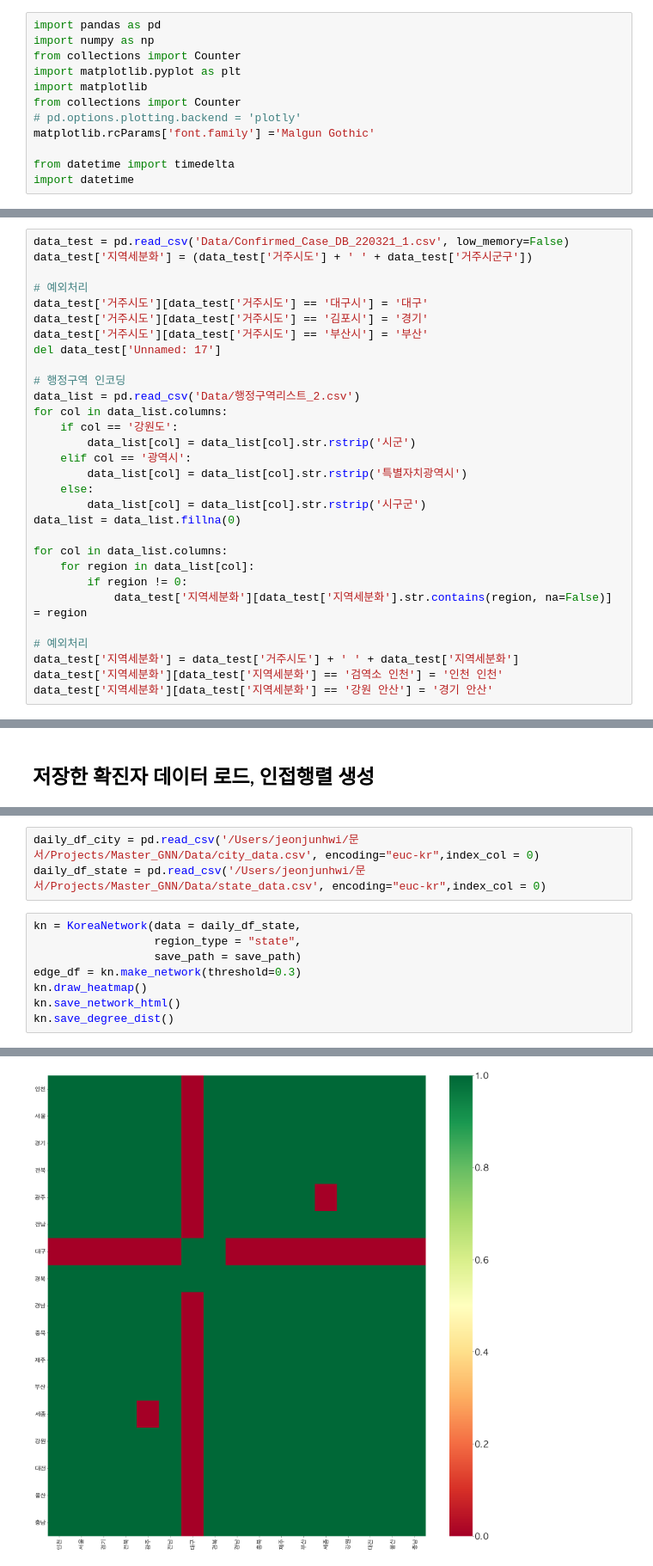
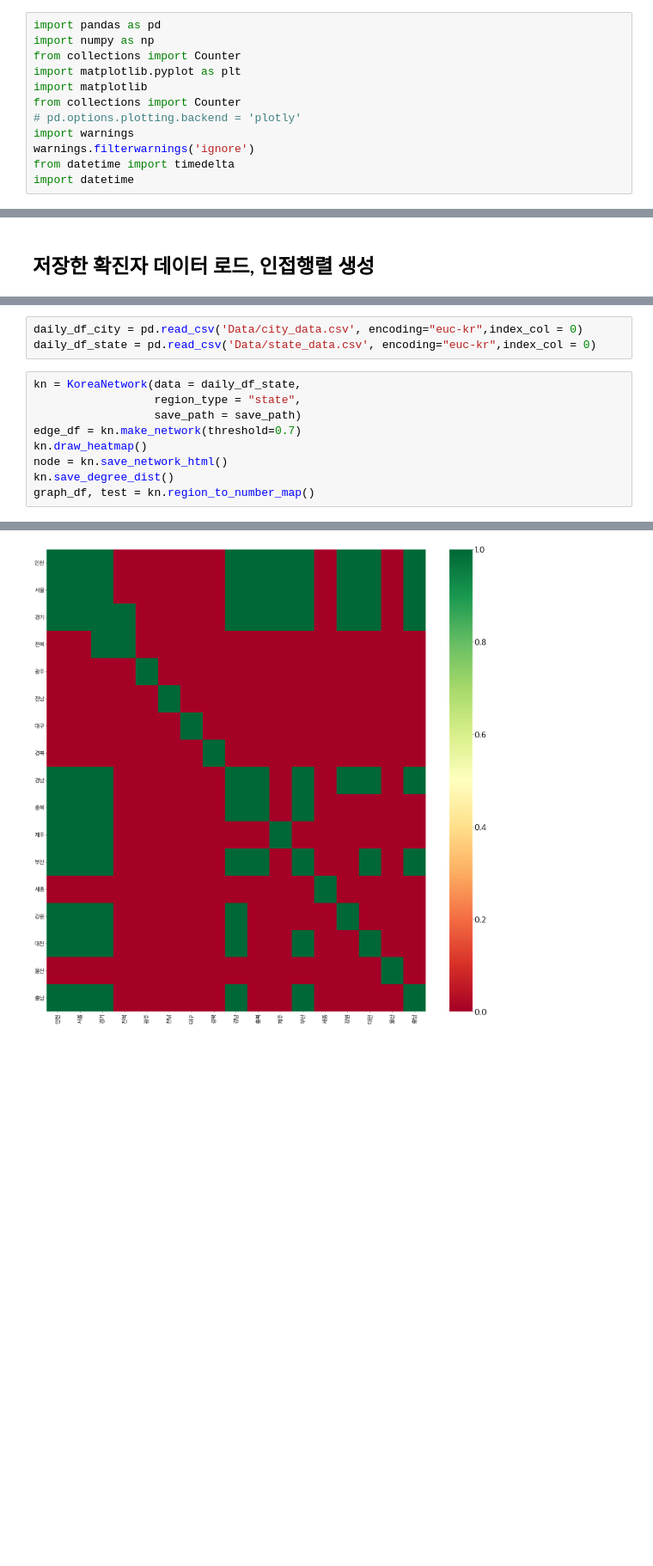
Before and after one commit to Plusholic/GNN_Covid, a Jupyter notebook: maste_GNN.ipynb, the cells around one changed output, grey strips where cells are left out. Shown at 86% size. Cells and saved outputs as stored; diff of their text form; blank space fills up the shorter version.

```diff
--- a/maste_GNN.ipynb
+++ b/maste_GNN.ipynb
@@ -6,7 +6,7 @@ import matplotlib.pyplot as plt
 import matplotlib
 from collections import Counter
 # pd.options.plotting.backend = 'plotly'
-matplotlib.rcParams['font.family'] ='Malgun Gothic'
-
+import warnings
+warnings.filterwarnings('ignore')
 from datetime import timedelta
 import datetime
@@ -219,30 +12,0 @@ def preprocessing_02(weekly_data, age_under_20, age_under_30, age_under_40, age_
-# %%
-data_test = pd.read_csv('Data/Confirmed_Case_DB_220321_1.csv', low_memory=False)
-data_test['지역세분화'] = (data_test['거주시도'] + ' ' + data_test['거주시군구'])
-
-# 예외처리
-data_test['거주시도'][data_test['거주시도'] == '대구시'] = '대구'
-data_test['거주시도'][data_test['거주시도'] == '김포시'] = '경기'
-data_test['거주시도'][data_test['거주시도'] == '부산시'] = '부산'
-del data_test['Unnamed: 17']
-
-# 행정구역 인코딩
-data_list = pd.read_csv('Data/행정구역리스트_2.csv')
-for col in data_list.columns:
-    if col == '강원도':
-        data_list[col] = data_list[col].str.rstrip('시군')
-    elif col == '광역시':
-        data_list[col] = data_list[col].str.rstrip('특별자치광역시')
-    else:
-        data_list[col] = data_list[col].str.rstrip('시구군')
-data_list = data_list.fillna(0)
-
-for col in data_list.columns:
-    for region in data_list[col]:
-        if region != 0:
-            data_test['지역세분화'][data_test['지역세분화'].str.contains(region, na=False)] = region
-
-# 예외처리
-data_test['지역세분화'] = data_test['거주시도'] + ' ' + data_test['지역세분화']
-data_test['지역세분화'][data_test['지역세분화'] == '검역소 인천'] = '인천 인천'
-data_test['지역세분화'][data_test['지역세분화'] == '강원 안산'] = '경기 안산'
@@ -386,12 +126,13 @@ class KoreaNetwork():
 # %%
-daily_df_city = pd.read_csv('/Users/jeonjunhwi/문서/Projects/Master_GNN/Data/city_data.csv', encoding="euc-kr",index_col = 0)
-daily_df_state = pd.read_csv('/Users/jeonjunhwi/문서/Projects/Master_GNN/Data/state_data.csv', encoding="euc-kr",index_col = 0)
+daily_df_city = pd.read_csv('Data/city_data.csv', encoding="euc-kr",index_col = 0)
+daily_df_state = pd.read_csv('Data/state_data.csv', encoding="euc-kr",index_col = 0)
 # %%
 kn = KoreaNetwork(data = daily_df_state,
                   region_type = "state",
                   save_path = save_path)
-edge_df = kn.make_network(threshold=0.3)
+edge_df = kn.make_network(threshold=0.7)
 kn.draw_heatmap()
-kn.save_network_html()
+node = kn.save_network_html()
 kn.save_degree_dist()
+graph_df, test = kn.region_to_number_map()
 # %% [output]
@@ -400 +157 @@ kn.save_degree_dist()
-[figure, old version]
+[figure, new version]
```
Also changed, not shown: parts of 19 cells of this notebook.
